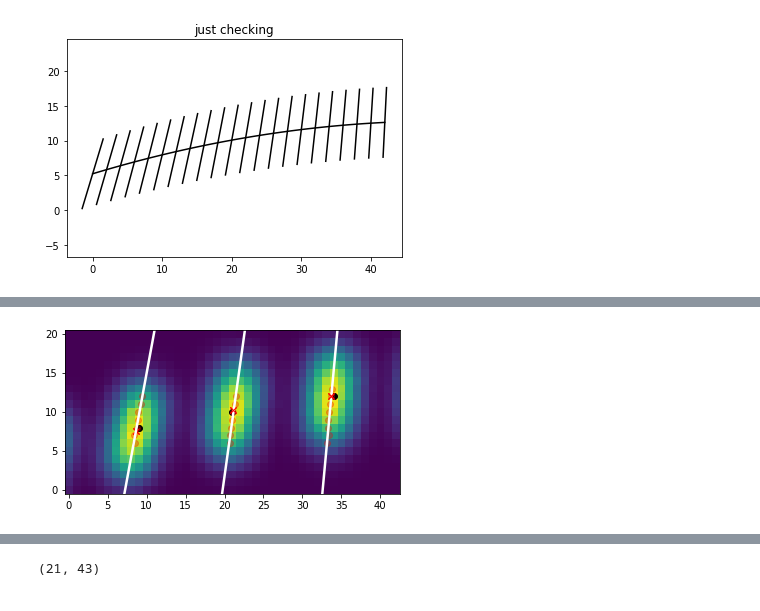
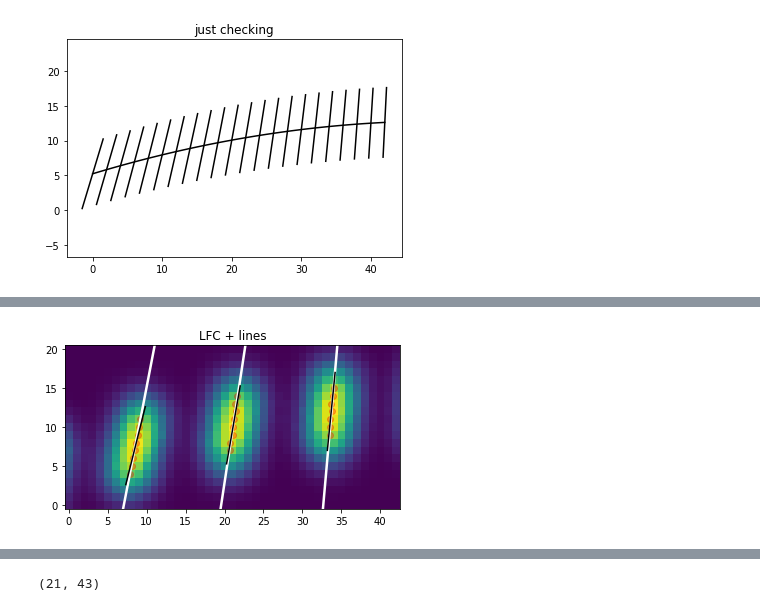
Before and after one commit to krlodeleon/spectro, a Jupyter notebook: blob_detector.ipynb, the cells around one changed output, grey strips where cells are left out. Drawn from its saved outputs; the diff is of its cells as text; code cells hidden in the pictures.

```diff
--- a/blob_detector.ipynb
+++ b/blob_detector.ipynb
@@ -137,16 +126,0 @@ Text(0, 0.5, '$y$ (pix)')
-# %%
-# Creating LFC for a single spot
-lfcspots = np.arange(-4., len(xs) + 4., 4 * np.pi)
-truelfc = np.zeros_like(xxs).astype(float)
-for x in lfcspots:
-    for y in yspots:
-        truelfc += gaussian_2d(xxs, yys, [x + dxdy(x) * y, trace(x) + y], specvar)
-lfc  = truelfc  + 0.01 * np.sqrt(truelfc)  * rng.normal(size=xxs.shape)
-
-plt.title("LFC")
-plt.imshow(lfc, **imshowkwargs)
-plt.plot(lfcspots, trace(lfcspots), "x", alpha=1, color='black')
-plt.xlim(-0.5, len(xs)-0.5)
-plt.xlabel(r"$x$ (pix)")
-plt.ylabel(r"$y$ (pix)")
-plt.show()
@@ -155,52 +127,41 @@ plt.show()
 # %%
+#Knobs
 lfc_editable = np.copy(lfc)
+blob_peak_threshold = 0.95
+peak_edge_threshold = np.exp(-(0.9)**2/2)
+mask_edge_threshold = np.exp(-(1.5)**2/2)
+mask_width = 3
+
+#Detecting blobs and getting axes of symmetry
 max_spot_vals = np.array([np.max(lfc_editable)])
+slopes = []
 
 while True:
     #Searching for highest light blob peak
     max_spot_intensity = np.max(lfc_editable)
-    if max_spot_intensity < np.average(max_spot_vals)*0.95:
+    if max_spot_intensity < np.average(max_spot_vals)*blob_peak_threshold:
         break
     max_spot = np.where(lfc_editable==max_spot_intensity)
     max_spot_vals = np.append(max_spot_vals,max_spot_intensity) #Storing value
-    current_x, current_y = max_spot[1][0], max_spot[0][0]
 
     #Getting x-pixel indices of max spots per y row
     'The range in y is within 1 "blob sigma".'
-    x_max_indices = np.array([current_x])
+    x_max_indices = np.array([max_spot[1][0]])
 
     ##Downtown
-    prev_delta_intensity = 0
-
-    while True:
-        delta_intensity = -lfc_editable[current_y,current_x]
+    current_x, current_y = max_spot[1][0], max_spot[0][0]
+    while np.average(lfc_editable[current_y-1,current_x-1:current_x+2]) > peak_edge_threshold*max_spot_intensity:
         subset_x_index = np.where(lfc_editable[current_y-1,current_x-1:current_x+2]==np.max(lfc_editable[current_y-1,current_x-1:current_x+2]))[0][0]
-        proposal_x, proposal_y = current_x+subset_x_index-1, current_y-1
-        delta_intensity += lfc_editable[proposal_y,proposal_x]
-        if delta_intensity > prev_delta_intensity:
-            break
         current_x, current_y = current_x+subset_x_index-1, current_y-1
         x_max_indices = np.insert(x_max_indices,0,current_x)
-        prev_delta_intensity = delta_intensity
     y_lower_end = current_y
 
     ##Uptown
-    prev_delta_intensity = 0
     current_x, current_y = max_spot[1][0], max_spot[0][0]
-    plt.imshow(lfc,**imshowkwargs)
-    plt.plot(current_x,current_y,'o',alpha=1,color='black')
-    plt.plot(lfcspots, trace(lfcspots), "x", alpha=1, color='red')
-
-    while True:
-        delta_intensity = -lfc_editable[current_y,current_x]
+    while np.average(lfc_editable[current_y+1,current_x-1:current_x+2]) > peak_edge_threshold*max_spot_intensity:
         subset_x_index = np.where(lfc_editable[current_y+1,current_x-1:current_x+2]==np.max(lfc_editable[current_y+1,current_x-1:current_x+2]))[0][0]
-        proposal_x, proposal_y = current_x+subset_x_index-1, current_y+1
-        delta_intensity += lfc_editable[proposal_y,proposal_x]
-        if delta_intensity > prev_delta_intensity:
-            break
         current_x, current_y = current_x+subset_x_index-1, current_y+1
         x_max_indices = np.append(x_max_indices,current_x)
-        prev_delta_intensity = delta_intensity
     y_upper_end = current_y
 
     #Solving x-maxima more accurately
@@ -216,51 +177,55 @@ while True:
     line_radius = 5 #in pixels
     line_pars = designfit(x_max_accurate,y_max,np.ones_like(x_max_accurate),constant1,identity)
     x_line_pts = np.array([max_spot[1]-line_radius,max_spot[1]+line_radius])
+    slopes.append([line_pars[1],max_spot[1][0]]) #Storing value
 
     plt.plot(x_max_accurate,y_max,'ro',alpha=0.3)
     plt.plot(x_line_pts,line_pars[0]+line_pars[1]*x_line_pts,color='white',linewidth=2.5)
 
-#     #Masking current blob
-#     for x in range(max(0,min(x_max_accurate.astype(int))-1),min(len(lfc_editable[0]),max(x_max_accurate.astype(int))+2)):
-#         for y in range(max(0,y_lower_end),min(len(lfc_editable),y_upper_end+1)):
-#             lfc_editable[y,x] = 0 #Masking analyzed spot
-
     #Masking current blob
-    mask_width = 2
 
     ##Masking pixels within 1 blob sigma
     for row_index in range(y_lower_end,y_upper_end+1):
         x_max_at_row = x_max_indices[row_index-y_lower_end]
         lfc_editable[row_index,x_max_at_row-mask_width:x_max_at_row+mask_width+1] = 0
 
     ##Masking pixels further down 1 blob sigma
-    edge_threshold = np.exp(-1/2)
+
+    ###Downtown
+    current_x, current_y = x_max_indices[0], y_lower_end
+    while True:
+        max_at_row = np.max(lfc_editable[current_y-1,current_x-1:current_x+2])
+        if max_at_row < mask_edge_threshold*max_spot_intensity:
+            break
+        subset_x_index = np.where(lfc_editable[current_y-1,current_x-1:current_x+2]==max_at_row)[0][0]
+        current_x, current_y = current_x+subset_x_index-1, current_y-1
+        lfc_editable[current_y,current_x-mask_width:current_x+mask_width+1] = 0
 
     ###Uptown
     current_x, current_y = x_max_indices[-1], y_upper_end
     while True:
         max_at_row = np.max(lfc_editable[current_y+1,current_x-1:current_x+2])
-        if max_at_row < edge_threshold*max_spot_intensity:
+        if max_at_row < mask_edge_threshold*max_spot_intensity:
             break
         subset_x_index = np.where(lfc_editable[current_y+1,current_x-1:current_x+2]==max_at_row)[0][0]
         current_x, current_y = current_x+subset_x_index-1, current_y+1
         lfc_editable[current_y,current_x-mask_width:current_x+mask_width+1] = 0
 
-    ###Downtown
-    current_x, current_y = x_max_indices[0], y_lower_end
-    while True:
-        max_at_row = np.max(lfc_editable[current_y-1,current_x-1:current_x+2])
-        if max_at_row < edge_threshold*max_spot_intensity:
-            break
-        subset_x_index = np.where(lfc_editable[current_y-1,current_x-1:current_x+2]==max_at_row)[0][0]
-        current_x, current_y = current_x+subset_x_index-1, current_y-1
-        lfc_editable[current_y,current_x-mask_width:current_x+mask_width+1] = 0
+slopes = np.array(slopes)
 
+#Finishing plots
+for x in lfcspots:
+    y0 = trace(x)
+    plt.plot([x - dxdy(x) * dy, x + dxdy(x) * dy], [y0 - dy, y0 + dy], "k-")
 plt.imshow(lfc,**imshowkwargs)
+plt.title('LFC + lines')
+# plt.xlim(20,22)
+# plt.ylim(7.5,12.5)
 plt.show()
 
 plt.plot(lfcspots, trace(lfcspots), "x", alpha=1, color='red')
 plt.imshow(lfc_editable,**imshowkwargs)
+plt.title('editable LFC plate with masks')
 plt.show()
 # %% [output]
-[figure, old version]
+[figure, new version]
```
Also changed, not shown: parts of 16 cells of this notebook.
